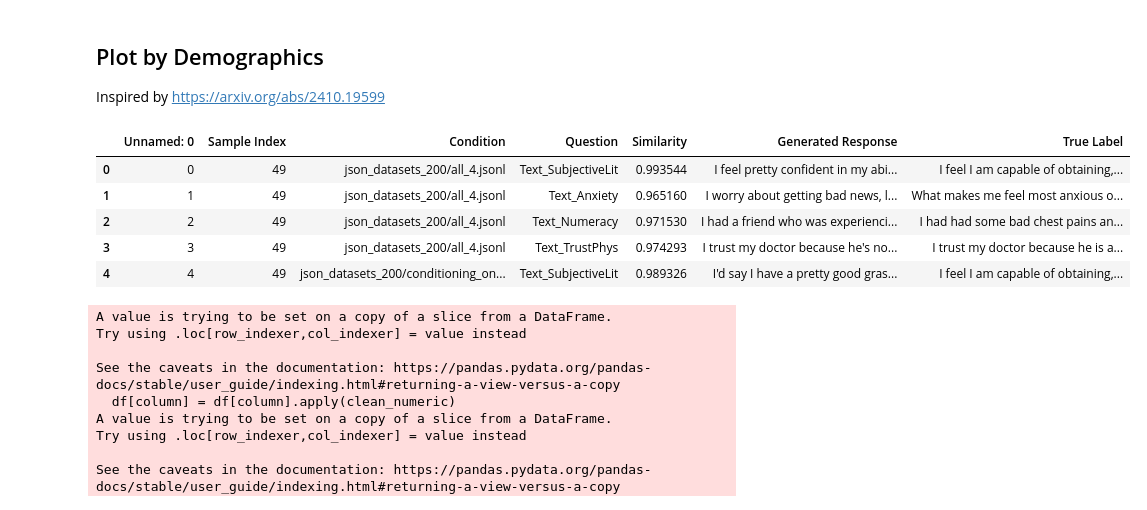
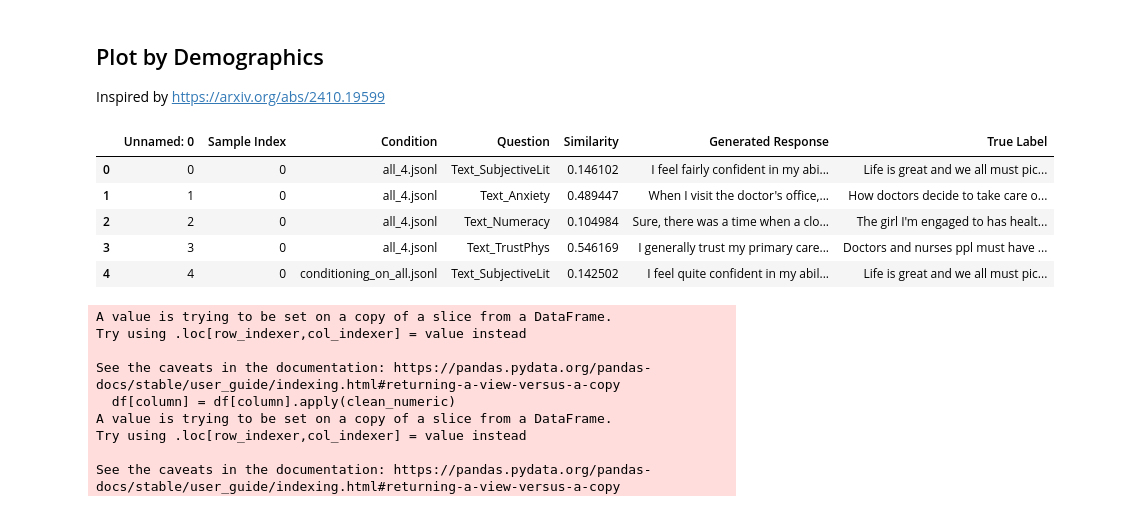
Before and after one commit to nd-hal/psych-agent-llm, a Jupyter notebook: plotsByDems.ipynb, the cells around one changed output. Cells and saved outputs as stored; diff of their text form; code cells hidden in the pictures.

```diff
--- a/plotsByDems.ipynb
+++ b/plotsByDems.ipynb
@@ -5,16 +5,18 @@ Inspired by https://arxiv.org/abs/2410.19599
 # %%
 import pandas as pd
 # %%
-Dsim = pd.read_csv("similarity_calculations_LLama_150.csv")
+#Dsim = pd.read_csv("similarity_calculations_LLama_150.csv")
+
+Dsim = pd.read_csv("similarity_calculations_4o_all_sbert_all-mpnet-base-v2.csv")
 
 Dsim.head()
 # %% [output]
 |  | Unnamed: 0 | Sample Index | Condition | Question | Similarity | Generated Response | True Label |
-| 0 | 0 | 49 | json_datasets_200/all_4.jsonl | Text_SubjectiveLit | 0.993544 | I feel pretty confident in my abi... | I feel I am capable of obtaining,... |
-| 1 | 1 | 49 | json_datasets_200/all_4.jsonl | Text_Anxiety | 0.965160 | I worry about getting bad news, l... | What makes me feel most anxious o... |
-| 2 | 2 | 49 | json_datasets_200/all_4.jsonl | Text_Numeracy | 0.971530 | I had a friend who was experienci... | I had had some bad chest pains an... |
-| 3 | 3 | 49 | json_datasets_200/all_4.jsonl | Text_TrustPhys | 0.974293 | I trust my doctor because he's no... | I trust my doctor because he is a... |
-| 4 | 4 | 49 | json_datasets_200/conditioning_on... | Text_SubjectiveLit | 0.989326 | I'd say I have a pretty good gras... | I feel I am capable of obtaining,... |
+| 0 | 0 | 0 | all_4.jsonl | Text_SubjectiveLit | 0.146102 | I feel fairly confident in my abi... | Life is great and we all must pic... |
+| 1 | 1 | 0 | all_4.jsonl | Text_Anxiety | 0.489447 | When I visit the doctor's office,... | How doctors decide to take care o... |
+| 2 | 2 | 0 | all_4.jsonl | Text_Numeracy | 0.104984 | Sure, there was a time when a clo... | The girl I'm engaged to has healt... |
+| 3 | 3 | 0 | all_4.jsonl | Text_TrustPhys | 0.546169 | I generally trust my primary care... | Doctors and nurses ppl must have ... |
+| 4 | 4 | 0 | conditioning_on_all.jsonl | Text_SubjectiveLit | 0.142502 | I feel quite confident in my abil... | Life is great and we all must pic... |
 # %%
 from utils import *
 EXPERIMENT_TYPE = 'Demographic + Behavioral + Psychological'
```
Also changed, not shown: parts of 11 cells of this notebook, 1 other file.
